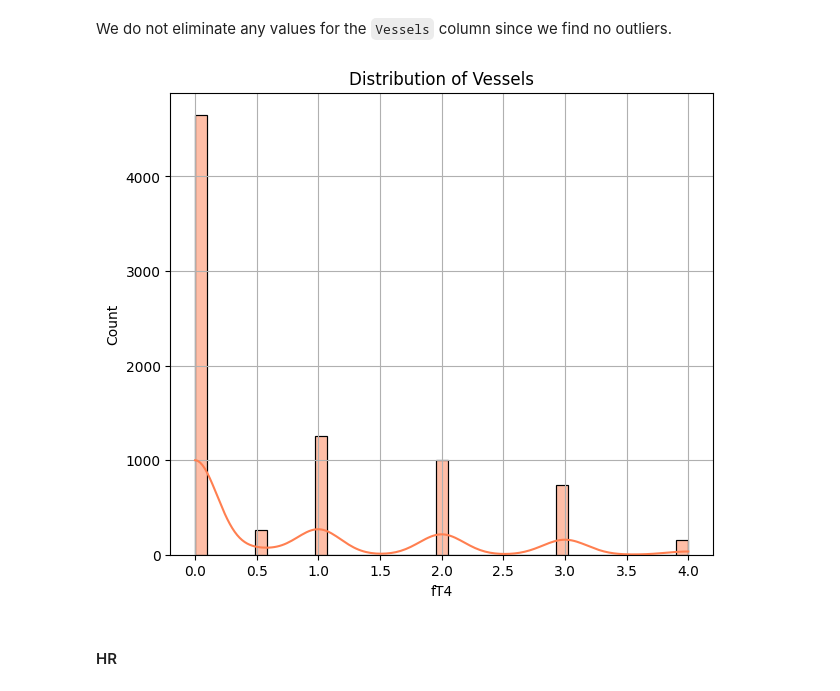
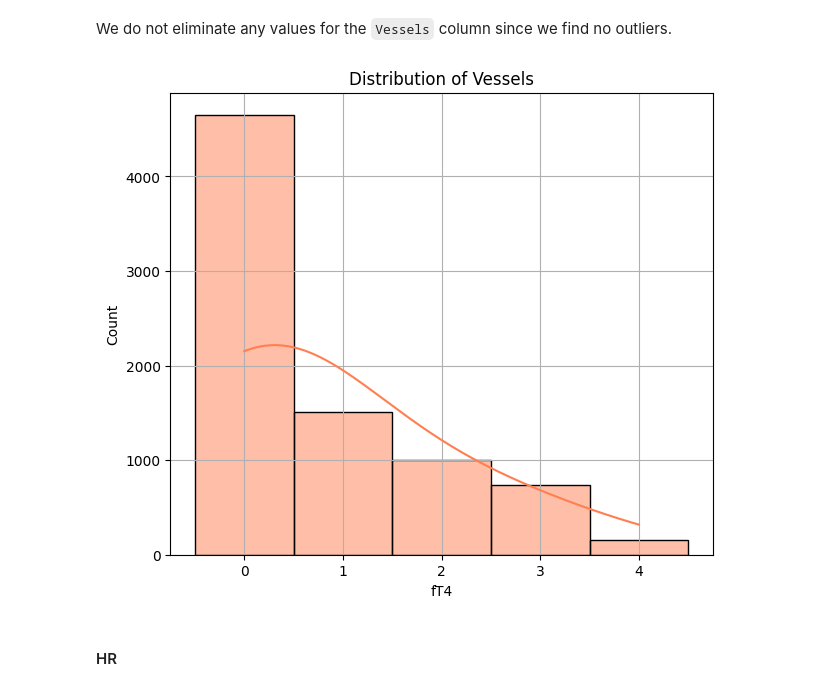
Before and after one commit to davide-marchi/clinical-data-encoding, a Jupyter notebook: Cleaning_Data.ipynb, the cells around one changed output. Cells and saved outputs as stored; diff of their text form; code cells hidden in the pictures.

```diff
--- a/Cleaning_Data.ipynb
+++ b/Cleaning_Data.ipynb
@@ -584,17 +589,19 @@ We do not eliminate any values for the `Vessels` column since we find no outlier
 # %%
 sea_histogram(dataframe_to_plot=chl_dataset,
               column_of_interest="Vessels",
               xlabel="fT4",
               ylabel="Count",
               title="Distribution of Vessels",
               kde=True,
               show_grid=True,
               element="bars",
               figsize=(7,6),
-              color="coral"
+              color="coral",
+              discrete=True,
+              kde_kws= { "bw_method": 1}
               )
 # %% [output]
-[figure, old version]
+[figure, new version]
 # %% [markdown]
 #### HR
 # %%
```
Also changed, not shown: parts of 11 cells of this notebook.
